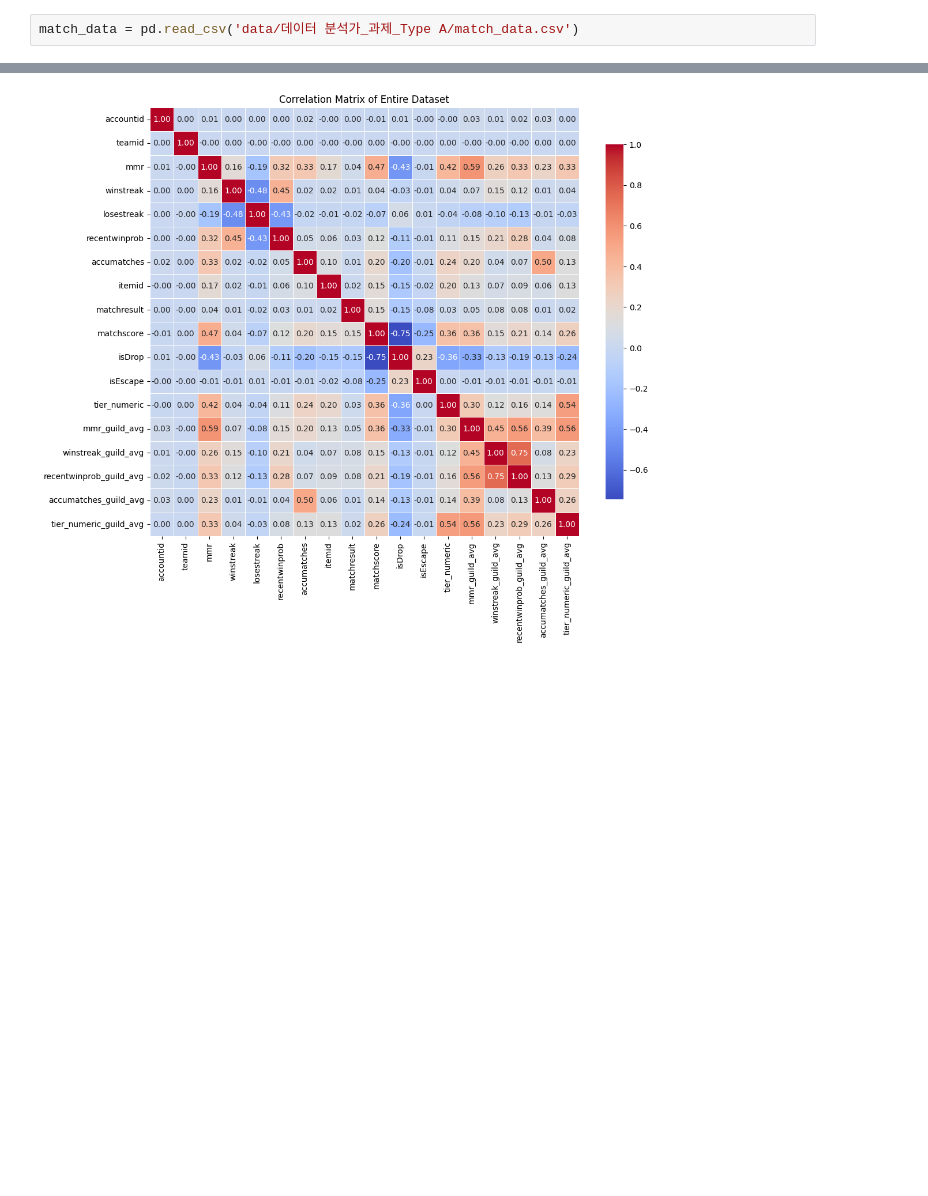
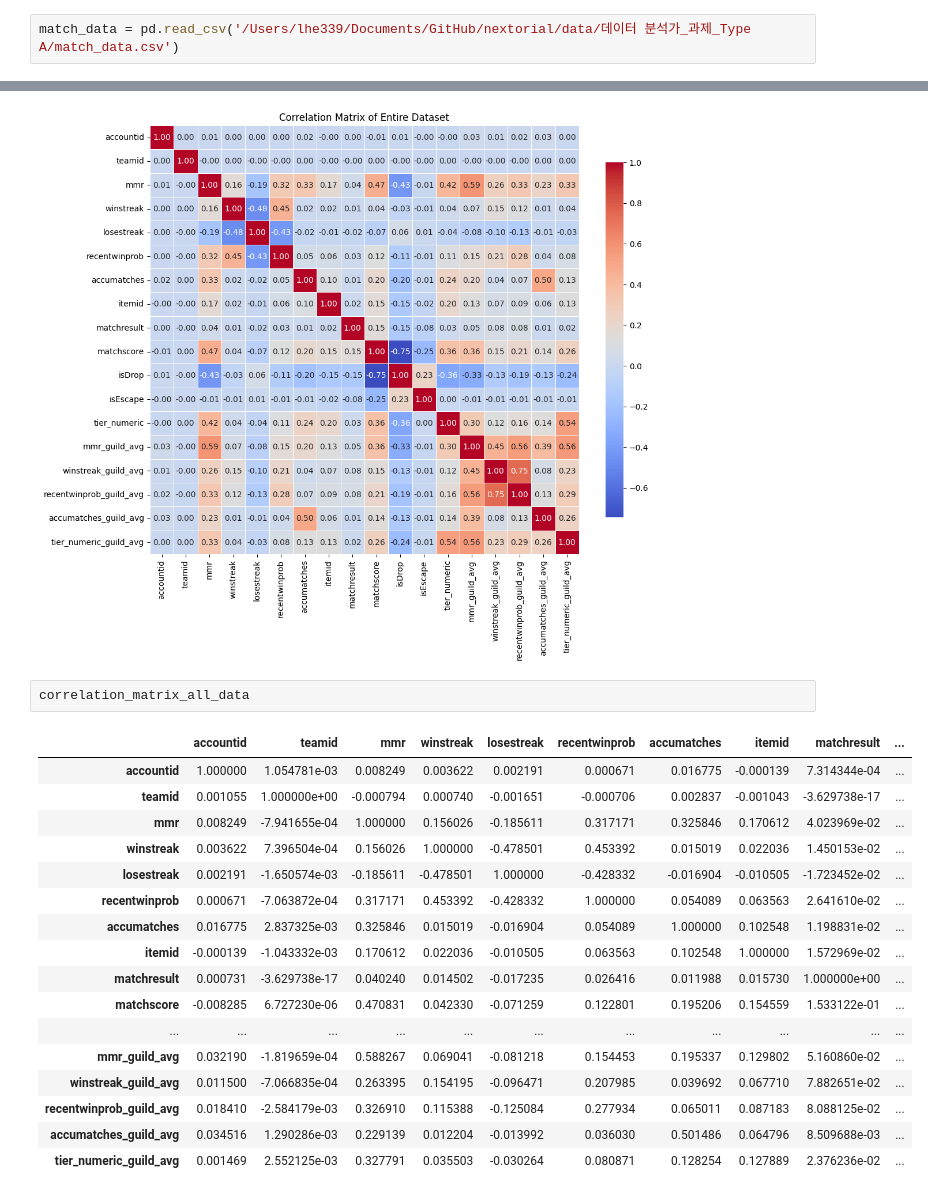
Before and after one commit to sparkerhoney/nextorial, a Jupyter notebook: model/sklearn_model.ipynb, the cells around one changed output, grey strips where cells are left out. Drawn from its saved outputs; the diff is of its cells as text; blank space fills up the shorter version.

```diff
--- a/model/sklearn_model.ipynb
+++ b/model/sklearn_model.ipynb
@@ -13,7 +13,7 @@ from sklearn.metrics import accuracy_score
 # %% [markdown]
 # 데이터 불러오기
 # %%
-match_data = pd.read_csv('data/데이터 분석가_과제_Type A/match_data.csv')
+match_data = pd.read_csv('/Users/lhe339/Documents/GitHub/nextorial/data/데이터 분석가_과제_Type A/match_data.csv')
 # %%
 match_data
 # %% [output]
@@ -151,3 +173,23 @@ plt.title('Correlation Matrix of Entire Dataset')
 plt.show()
 # %% [output]
 [figure]
+# %%
+correlation_matrix_all_data
+# %% [output]
+|  | accountid | teamid | mmr | winstreak | losestreak | recentwinprob | accumatches | itemid | matchresult | ... |
+| accountid | 1.000000 | 1.054781e-03 | 0.008249 | 0.003622 | 0.002191 | 0.000671 | 0.016775 | -0.000139 | 7.314344e-04 | ... |
+| teamid | 0.001055 | 1.000000e+00 | -0.000794 | 0.000740 | -0.001651 | -0.000706 | 0.002837 | -0.001043 | -3.629738e-17 | ... |
+| mmr | 0.008249 | -7.941655e-04 | 1.000000 | 0.156026 | -0.185611 | 0.317171 | 0.325846 | 0.170612 | 4.023969e-02 | ... |
+| winstreak | 0.003622 | 7.396504e-04 | 0.156026 | 1.000000 | -0.478501 | 0.453392 | 0.015019 | 0.022036 | 1.450153e-02 | ... |
+| losestreak | 0.002191 | -1.650574e-03 | -0.185611 | -0.478501 | 1.000000 | -0.428332 | -0.016904 | -0.010505 | -1.723452e-02 | ... |
+| recentwinprob | 0.000671 | -7.063872e-04 | 0.317171 | 0.453392 | -0.428332 | 1.000000 | 0.054089 | 0.063563 | 2.641610e-02 | ... |
+| accumatches | 0.016775 | 2.837325e-03 | 0.325846 | 0.015019 | -0.016904 | 0.054089 | 1.000000 | 0.102548 | 1.198831e-02 | ... |
+| itemid | -0.000139 | -1.043332e-03 | 0.170612 | 0.022036 | -0.010505 | 0.063563 | 0.102548 | 1.000000 | 1.572969e-02 | ... |
+| matchresult | 0.000731 | -3.629738e-17 | 0.040240 | 0.014502 | -0.017235 | 0.026416 | 0.011988 | 0.015730 | 1.000000e+00 | ... |
+| matchscore | -0.008285 | 6.727230e-06 | 0.470831 | 0.042330 | -0.071259 | 0.122801 | 0.195206 | 0.154559 | 1.533122e-01 | ... |
+| ... | ... | ... | ... | ... | ... | ... | ... | ... | ... | ... |
+| mmr_guild_avg | 0.032190 | -1.819659e-04 | 0.588267 | 0.069041 | -0.081218 | 0.154453 | 0.195337 | 0.129802 | 5.160860e-02 | ... |
+| winstreak_guild_avg | 0.011500 | -7.066835e-04 | 0.263395 | 0.154195 | -0.096471 | 0.207985 | 0.039692 | 0.067710 | 7.882651e-02 | ... |
+| recentwinprob_guild_avg | 0.018410 | -2.584179e-03 | 0.326910 | 0.115388 | -0.125084 | 0.277934 | 0.065011 | 0.087183 | 8.088125e-02 | ... |
+| accumatches_guild_avg | 0.034516 | 1.290286e-03 | 0.229139 | 0.012204 | -0.013992 | 0.036030 | 0.501486 | 0.064796 | 8.509688e-03 | ... |
+| tier_numeric_guild_avg | 0.001469 | 2.552125e-03 | 0.327791 | 0.035503 | -0.030264 | 0.080871 | 0.128254 | 0.127889 | 2.376236e-02 | ... |
```
Also changed, not shown: parts of 5 cells of this notebook, 4 other files.
